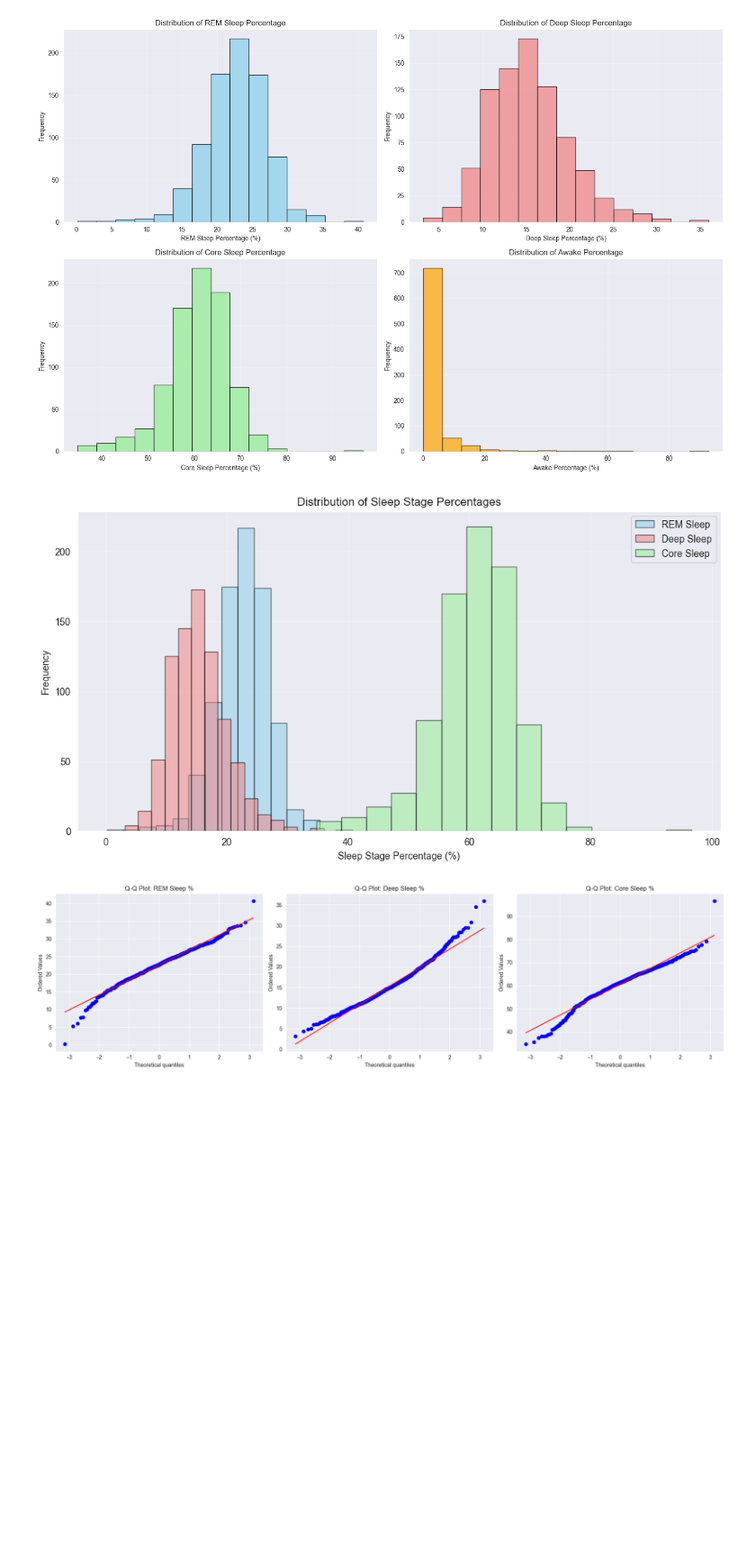
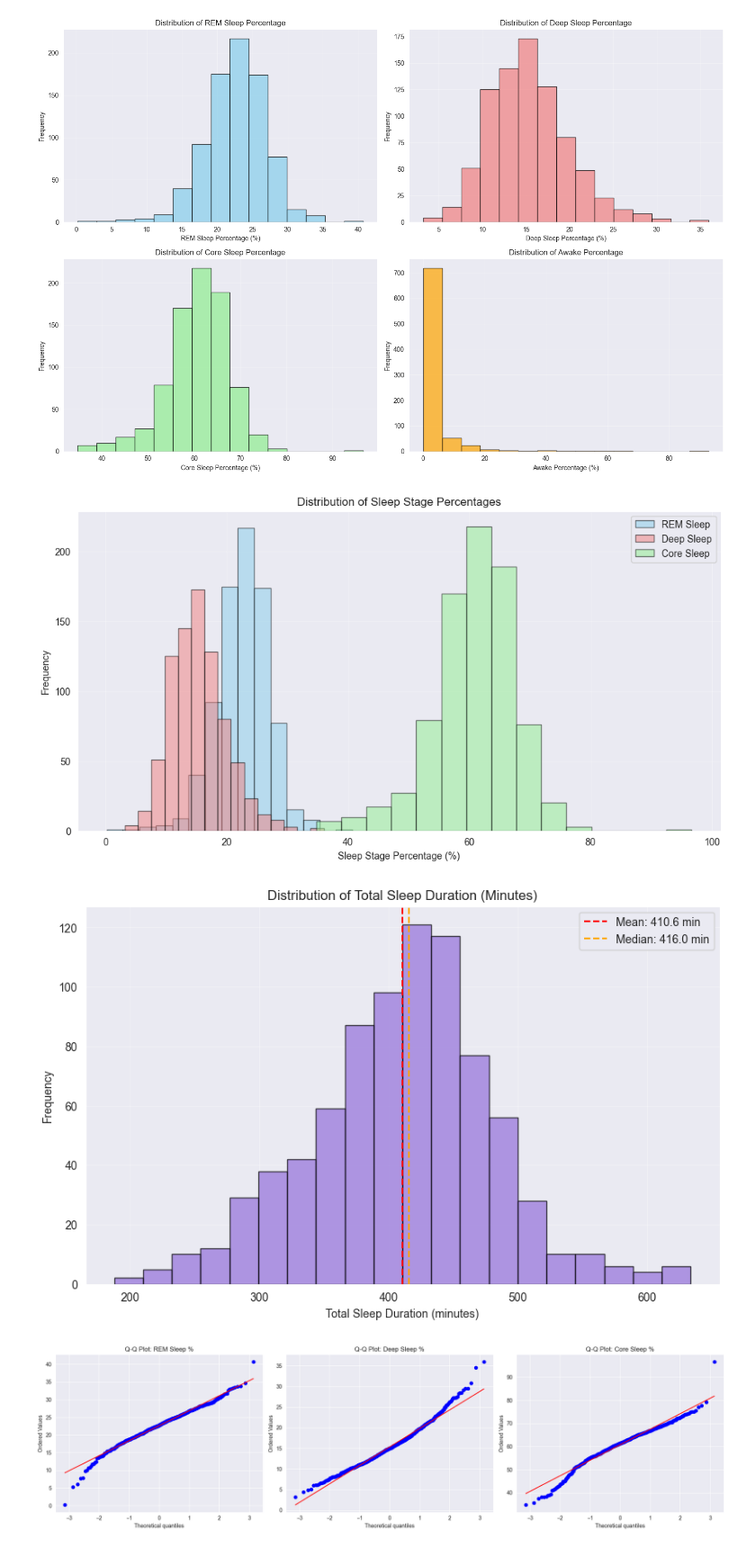
Before and after one commit to cezary17/nof1-analysis-py, a Jupyter notebook: analysis/analyze_data.ipynb, the cells around one changed output. Shown at 90% size. Cells and saved outputs as stored; diff of their text form; code cells hidden in the pictures; blank space fills up the shorter version.

Commit message:
histogram of sleep time

```diff
--- a/analysis/analyze_data.ipynb
+++ b/analysis/analyze_data.ipynb
@@ -94,23 +94,46 @@ plt.show()
 # %%
 plt.figure(figsize=(12, 6))
 
 # Plot only the three sleep stages on same axes (excluding awake)
 plt.hist(rem_percentages, bins=15, alpha=0.5, label='REM Sleep',
          color='skyblue', edgecolor='black')
 plt.hist(deep_percentages, bins=15, alpha=0.5, label='Deep Sleep',
          color='lightcoral', edgecolor='black')
 plt.hist(core_percentages, bins=15, alpha=0.5, label='Core Sleep',
          color='lightgreen', edgecolor='black')
 
 plt.xlabel('Sleep Stage Percentage (%)')
 plt.ylabel('Frequency')
 plt.title('Distribution of Sleep Stage Percentages')
 plt.legend()
 plt.grid(True, alpha=0.3)
 plt.savefig("../figures/normality/histogram_sleep_stages_combined.png", dpi=300, bbox_inches='tight')
 plt.show()
+
+# Add histogram for total sleep duration in minutes
+total_sleep_durations = df['total_sleep_duration_mins'].to_numpy()
+
+plt.figure(figsize=(10, 6))
+plt.hist(total_sleep_durations, bins=20, alpha=0.7, color='mediumpurple', edgecolor='black')
+plt.xlabel('Total Sleep Duration (minutes)')
+plt.ylabel('Frequency')
+plt.title('Distribution of Total Sleep Duration (Minutes)')
+plt.grid(True, alpha=0.3)
+
+# Add some statistics to the plot
+mean_duration = np.mean(total_sleep_durations)
+median_duration = np.median(total_sleep_durations)
+std_duration = np.std(total_sleep_durations)
+
+plt.axvline(mean_duration, color='red', linestyle='--', label=f'Mean: {mean_duration:.1f} min')
+plt.axvline(median_duration, color='orange', linestyle='--', label=f'Median: {median_duration:.1f} min')
+plt.legend()
+
+plt.savefig("../figures/normality/histogram_total_sleep_duration.png", dpi=300, bbox_inches='tight')
+plt.show()
 # %% [output]
 [figure]
+[figure, added]
 # %%
 fig, (ax1, ax2, ax3) = plt.subplots(1, 3, figsize=(18, 5))
 
```
Also changed, not shown: 1 other file.
